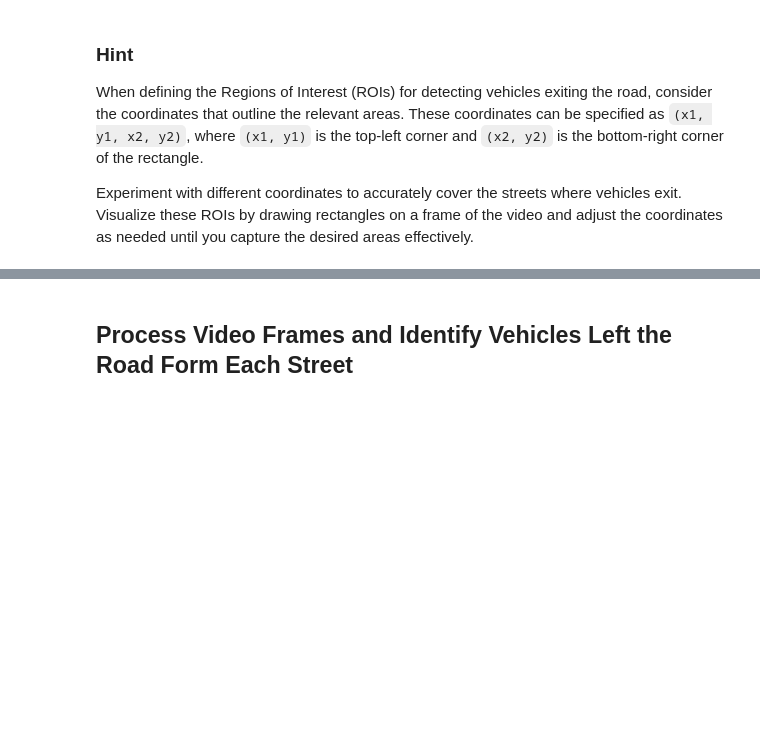
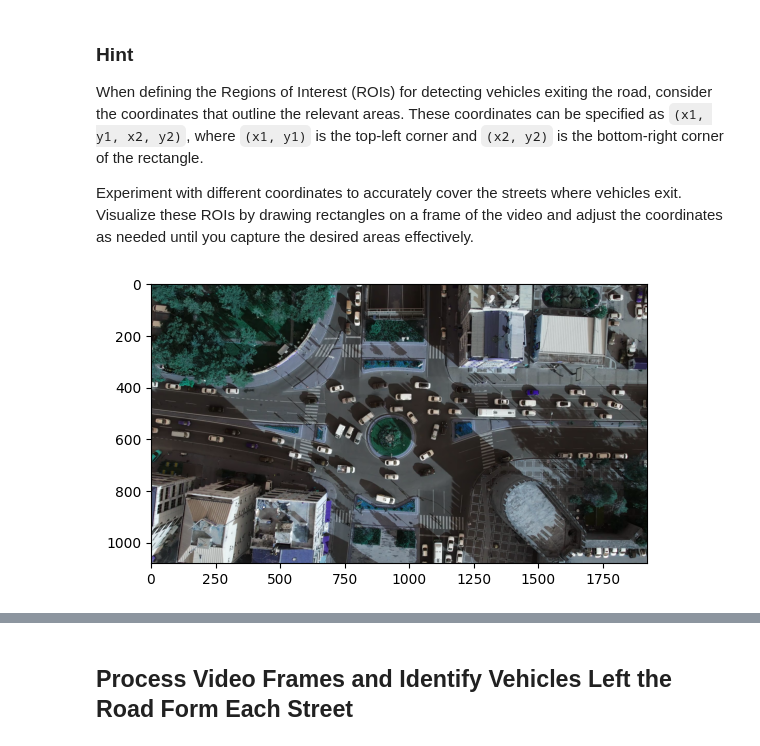
Before and after one commit to TAbdullah-T/T5-SAD, a Jupyter notebook: YOLO_Counting_Exiting_Cars.ipynb, the cells around one changed output, grey strips where cells are left out. Cells and saved outputs as stored; diff of their text form; code cells hidden in the pictures; blank space fills up the shorter version.

```diff
--- a/YOLO_Counting_Exiting_Cars.ipynb
+++ b/YOLO_Counting_Exiting_Cars.ipynb
@@ -77,5 +69,9 @@ Experiment with different coordinates to accurately cover the streets where vehi
 # %%
 success, frame = cap.read()
 import matplotlib.pyplot as plt
 if success:
   plt.imshow(frame)
+else:
+  print('not')
+# %% [output]
+[figure, added]
```
Also changed, not shown: parts of 8 cells of this notebook.
